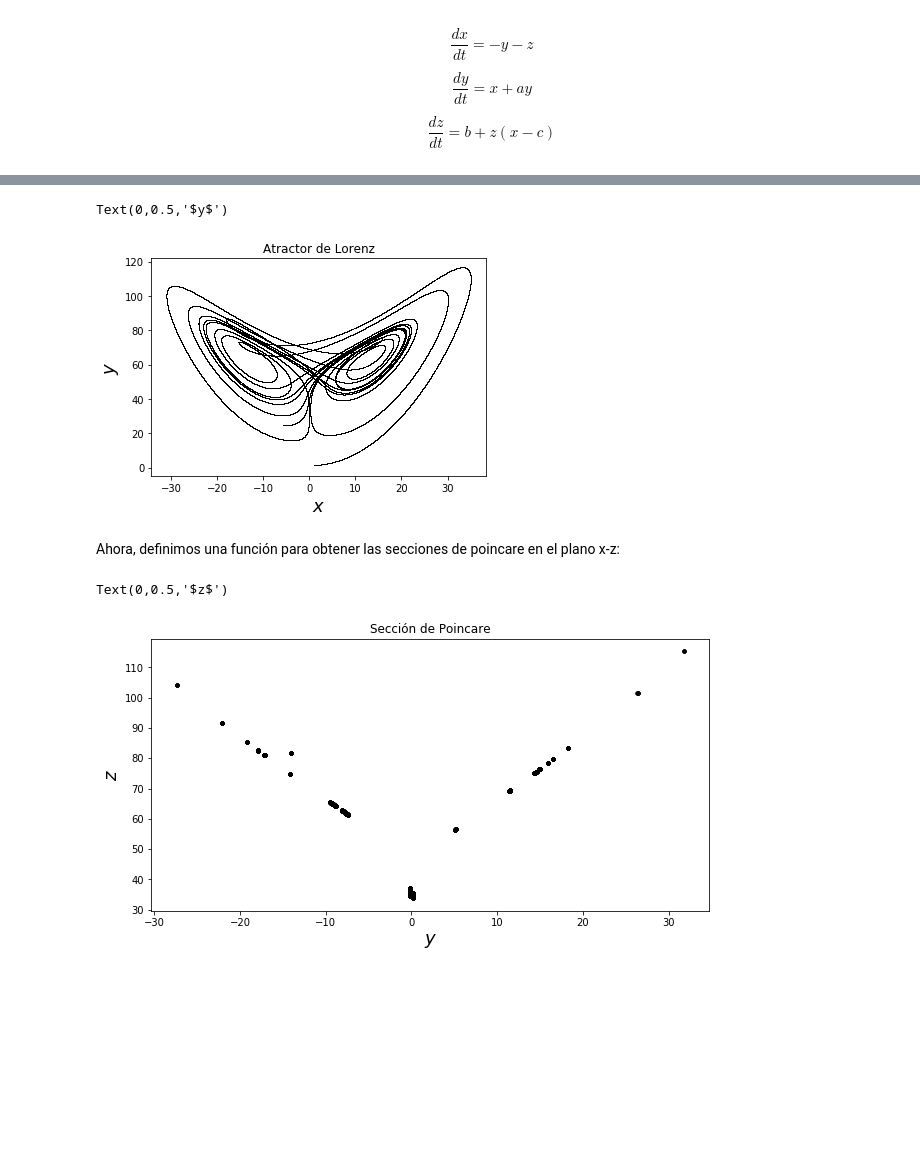
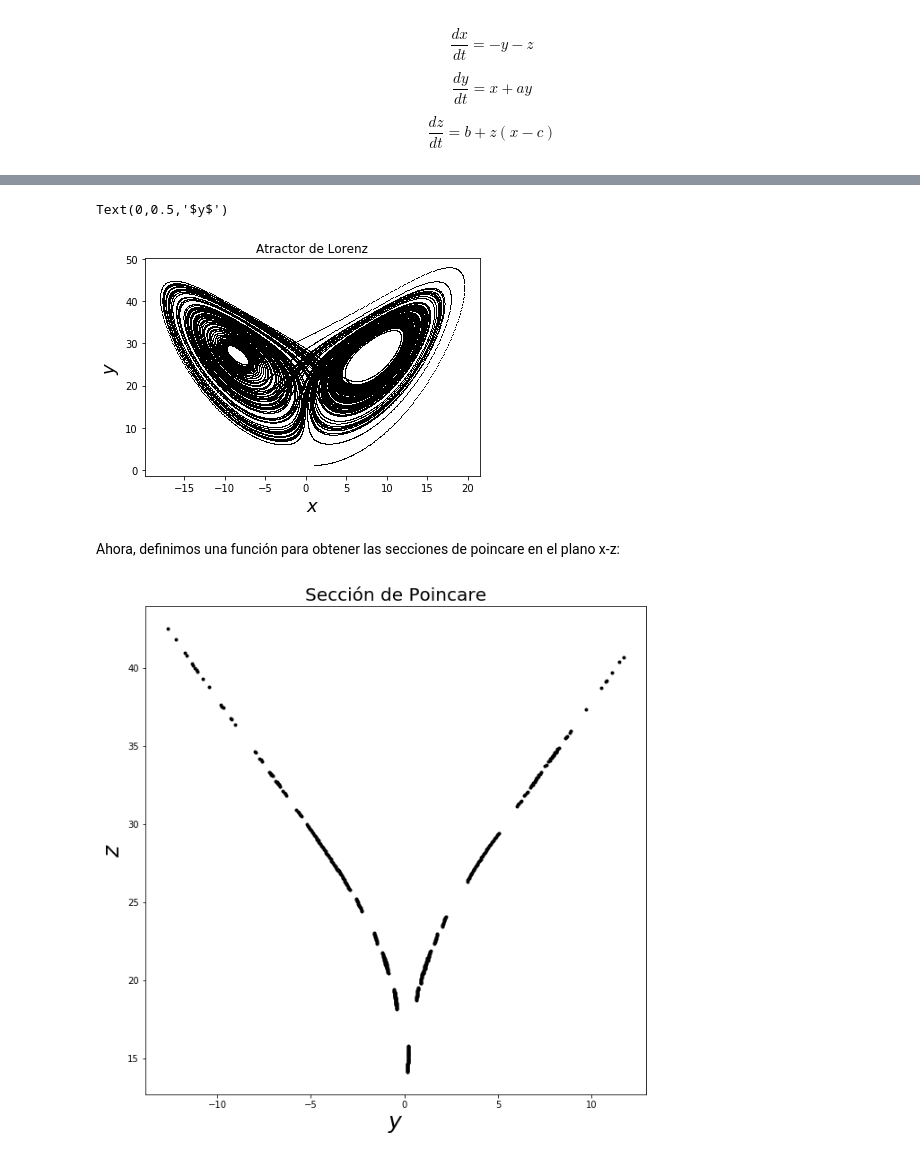
Before and after one commit to MecAnalitica/tarea2-Oscar2401, a Jupyter notebook: Proyecto/Caos_programas/Secciones_de_Poincare .ipynb, the cells around one changed output, grey strips where cells are left out. Drawn from its saved outputs; the diff is of its cells as text; code cells hidden in the pictures; blank space fills up the shorter version.

```diff
--- a/Proyecto/Caos_programas/Secciones_de_Poincare .ipynb
+++ b/Proyecto/Caos_programas/Secciones_de_Poincare .ipynb
@@ -34,10 +34,10 @@ z = 1
 var_ini=[x,y,z] #ponemos las condiciones iniciales en un arreglo
 #Parametros:
 a = 10
-b = 63.462 #<--- Variamos este
+b = 28 #<--- Variamos este
 c = 8/3
 #Parametrización:
-t = np.linspace(0, 10, 1000000)
+t = np.linspace(0, 100, 100000)
 atrac = odeint( sol_atrac , var_ini , t , args=(a,b,c) ) # resuelve las ecuaciones diferenciales en la función definida
 # %%
 #Graficamos la Solución:
@@ -57,7 +57,7 @@ plt.xlabel('$x$', fontsize=18)
 plt.ylabel('$y$', fontsize=18)
 # %% [output]
 Text(0,0.5,'$y$')
-[figure, old version]
+[figure, new version]
 # %% [markdown]
 Ahora, definimos una función para obtener las secciones de poincare en el plano x-z:
 # %%
@@ -77,11 +77,11 @@ def poincare_y (sol,p):
 x,z = poincare_y(atrac,0.1)
 # %%
 #Graficamos:
-plt.subplots(1, figsize=(10, 5))
-plt.title('Sección de Poincare')
+plt.subplots(1, figsize=(10,10))
+plt.title('Sección de Poincare', fontsize = 20)
 plt.plot(x, z, 'k.')
-plt.xlabel('$y$', fontsize=18)
-plt.ylabel('$z$', fontsize=18)
+plt.xlabel('$y$', fontsize=25)
+plt.ylabel('$z$', fontsize=25)
+plt.savefig("sec_poin.jpg")
 # %% [output]
-Text(0,0.5,'$z$')
-[figure, old version]
+[figure, new version]
```
Also changed, not shown: parts of 1 cell of this notebook, 11 other files.
